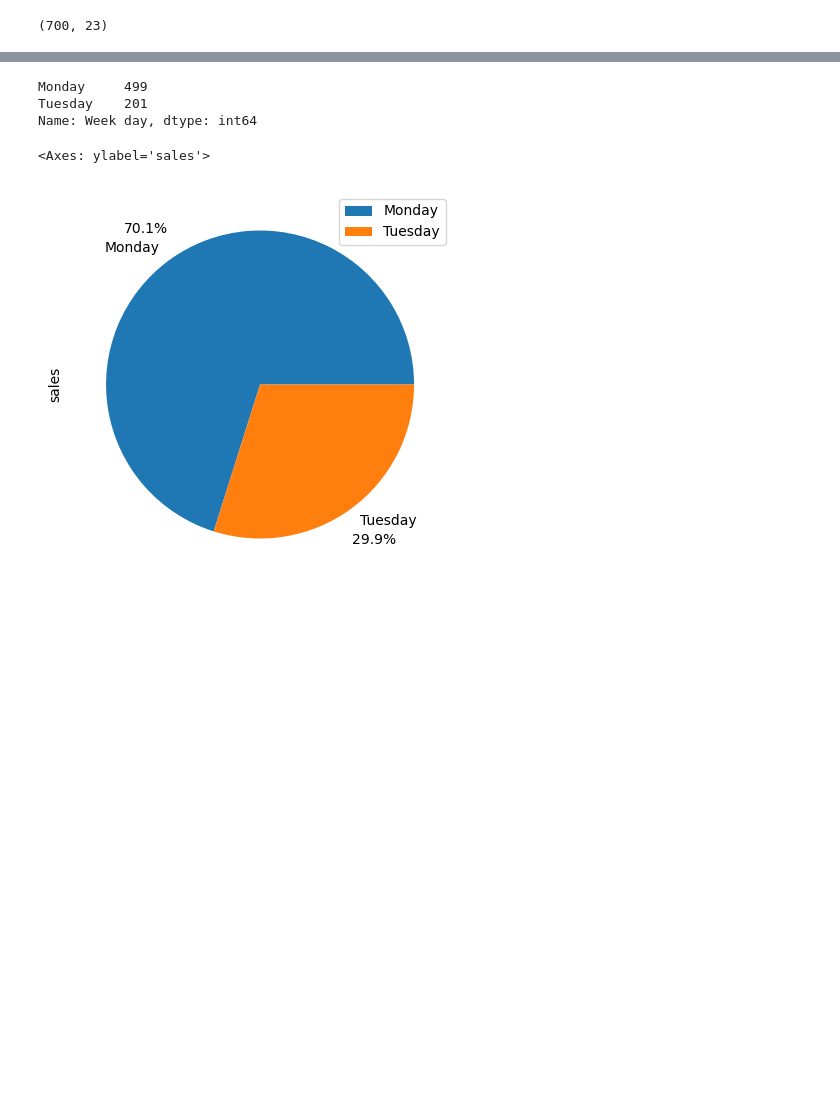
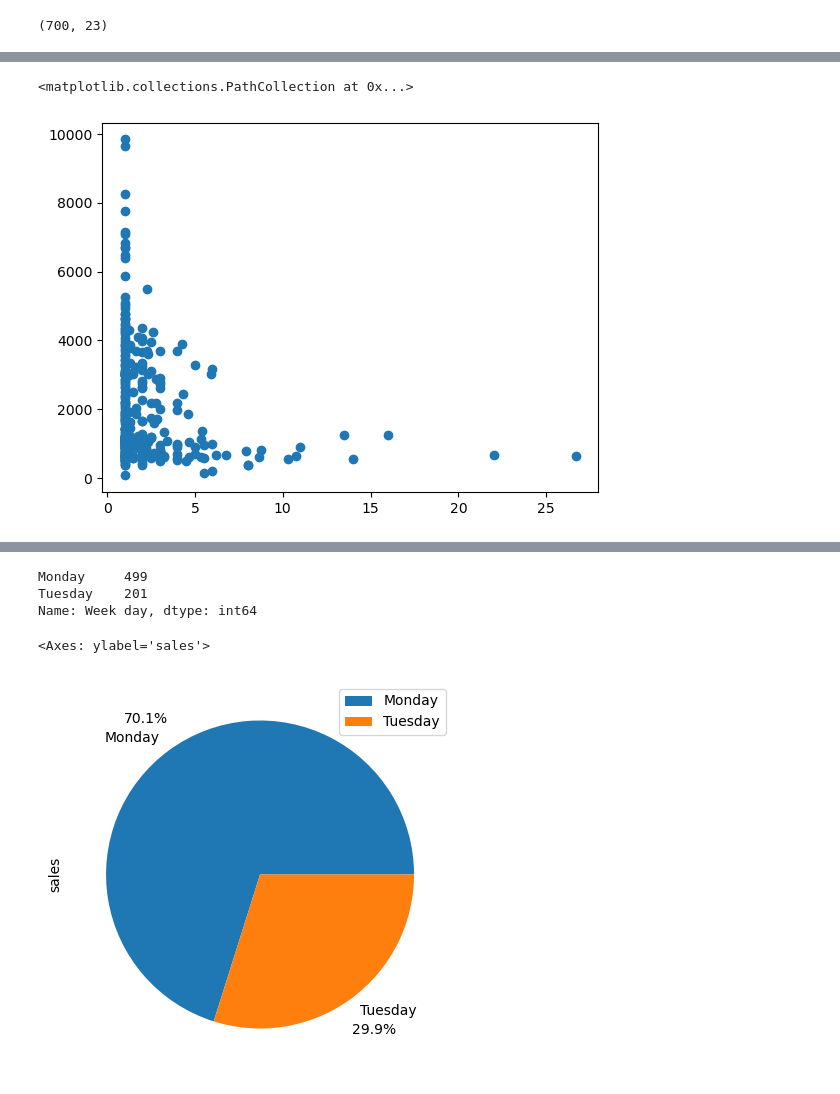
Before and after one commit to drica-monteiro/my_repository, a Jupyter notebook: sales_weekday.ipynb, the cells around one changed output, grey strips where cells are left out. Cells and saved outputs as stored; diff of their text form; code cells hidden in the pictures; blank space fills up the shorter version.

```diff
--- a/sales_weekday.ipynb
+++ b/sales_weekday.ipynb
@@ -25,0 +31,3 @@ df.head(2)
+# %%
+df1 = df[df['offer_option_id']==2782430]
+df1
@@ -25,0 +72,11 @@ df.head(2)
+# %%
+mean_sales = []
+mean_price = []
+for i in ids:
+    df1 = df[df['offer_option_id']== i]
+    mean_sales1 = df1['sales'].mean()
+    mean_price1 = df1['totalprice'].mean()
+    mean_sales.append(mean_sales1)
+    mean_price.append(mean_price1)
+
+new_df = pd.DataFrame({'off_id': ids, 'mean_sales': mean_sales, 'mean_price': mean_price})
@@ -25,0 +99,5 @@ df.head(2)
+# %%
+plt.scatter(new_df['mean_sales'], new_df['mean_price'])
+# %% [output]
+<matplotlib.collections.PathCollection at 0x...>
+[figure, added]
```
Also changed, not shown: parts of 50 cells of this notebook.
